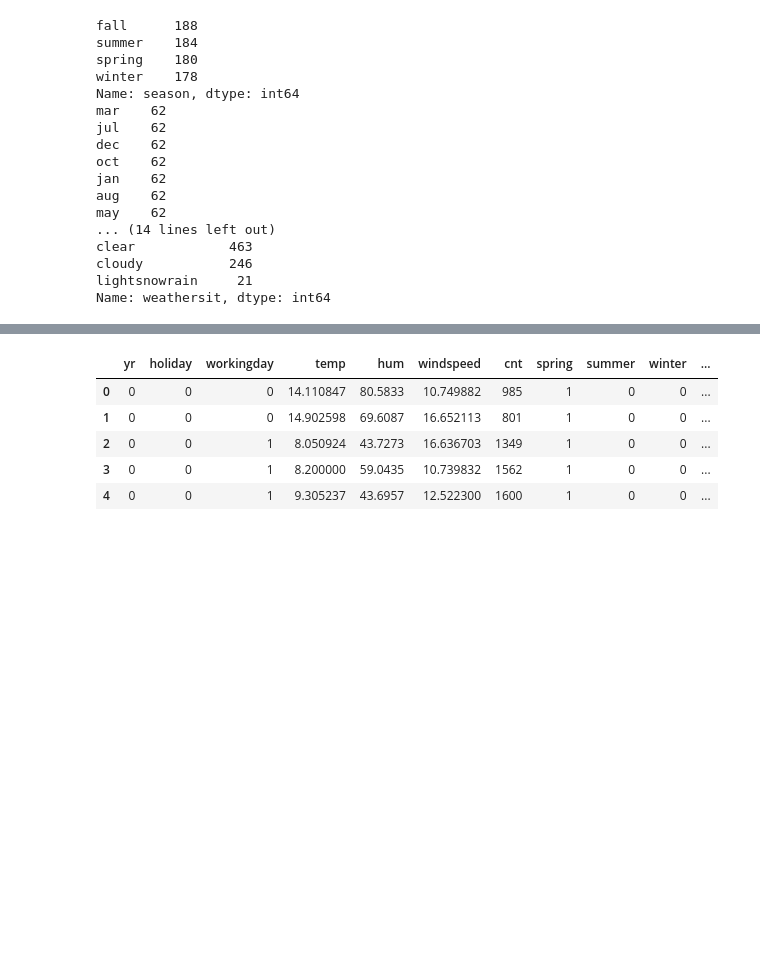
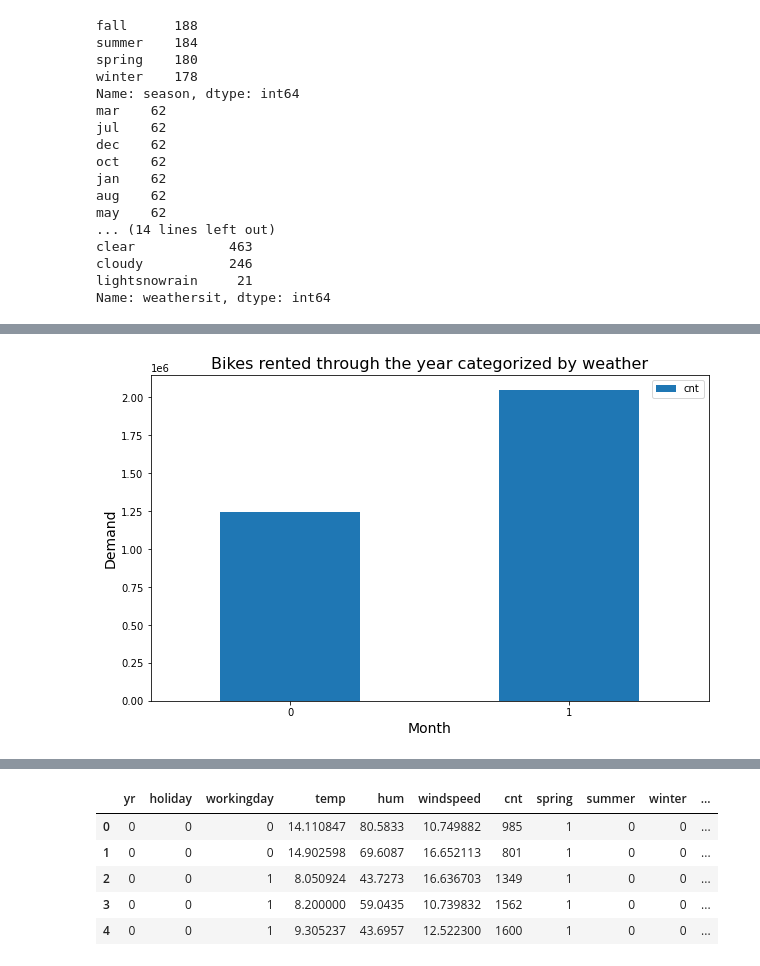
Before and after one commit to Kumaraguru-Muthuraj/_AIML_Code, a Jupyter notebook: _PythonNotebooks/_Course3_Machine_Learning_1/Mod2_Bike_Assignment/BikeSharingAssignment.ipynb, the cells around one changed output, grey strips where cells are left out. Saved outputs shown, nothing was run; the diff lists cells and outputs as text; code cells hidden in the pictures; blank space fills up the shorter version.

```diff
--- a/_PythonNotebooks/_Course3_Machine_Learning_1/Mod2_Bike_Assignment/BikeSharingAssignment.ipynb
+++ b/_PythonNotebooks/_Course3_Machine_Learning_1/Mod2_Bike_Assignment/BikeSharingAssignment.ipynb
@@ -218,0 +224,4 @@ bikes.head()
+# %%
+#Drop unnecessary columns after reading the data dictionary and problem statement
+bikes.drop(['atemp'], axis = 1, inplace = True)
+bikes.head()
@@ -218,0 +241,10 @@ bikes.head()
+# %%
+pt = pd.pivot_table(data=bikes, values=['cnt'], index=['yr'], aggfunc=np.sum)
+pt.plot(kind="bar", figsize=[10,6])
+plt.title("Bikes rented through the year categorized by weather", fontsize = 16)
+plt.xlabel("Month", fontsize=14)
+plt.ylabel("Demand", fontsize=14)
+plt.xticks(rotation=0)
+plt.show()
+# %% [output]
+[figure, added]
```
Also changed, not shown: parts of 22 cells of this notebook, 2 other files.
